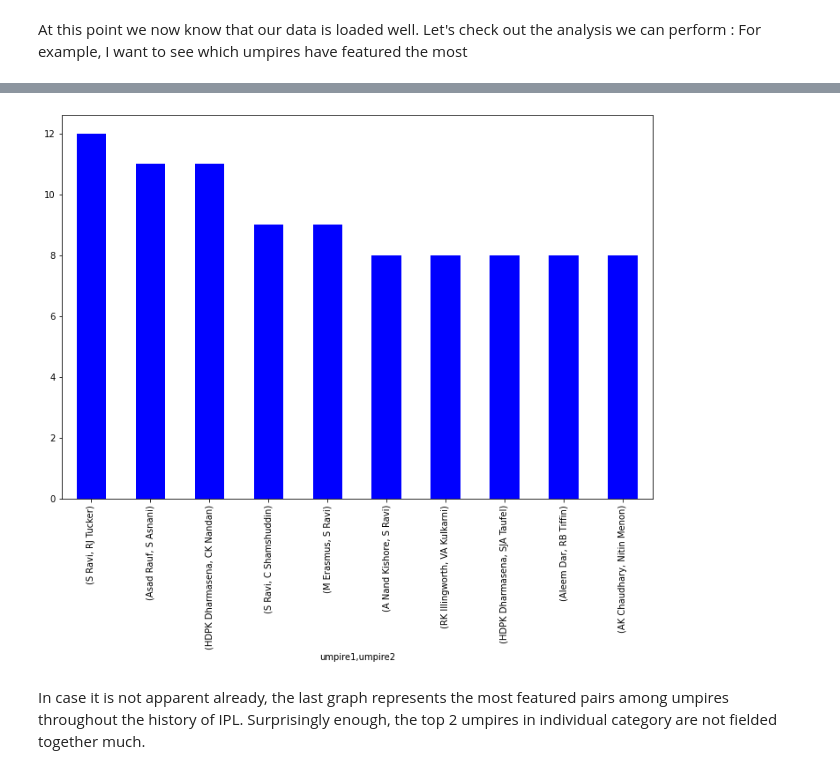
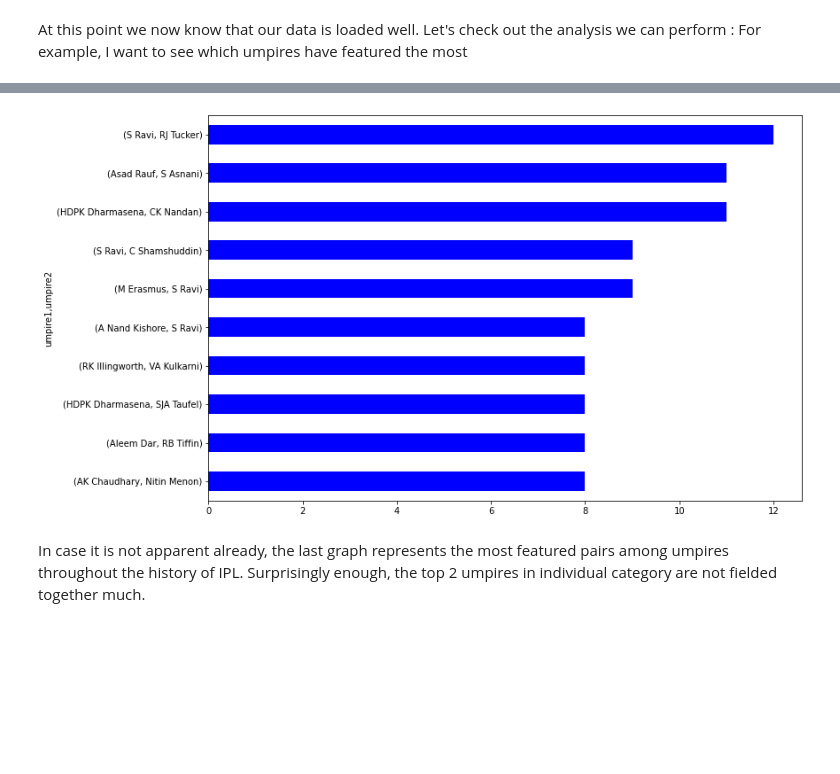
Before and after one commit to abhy-kumar/ipl-analysis, a Jupyter notebook: ipl_stats.ipynb, the cells around one changed output, grey strips where cells are left out. Cells and saved outputs as stored; diff of their text form; code cells hidden in the pictures; blank space fills up the shorter version.

```diff
--- a/ipl_stats.ipynb
+++ b/ipl_stats.ipynb
@@ -42,13 +44,14 @@ fig.savefig('umpire2_frequency.png', dpi=100)
 # %%
 fig, ax = plt.subplots()
 count_umpires = df_o.groupby(['umpire1', 'umpire2']).size()
 count_umpires = count_umpires.sort_values(ascending=False)
 count_umpires_t5 = count_umpires.head(10)
-count_umpires_t5.plot(ax=ax, color='blue', kind='bar')
+count_umpires_t5.plot(ax=ax, color='blue', kind='barh')
+ax.invert_yaxis()
 fig.set_size_inches(12, 8)
 fig.savefig('umpire_pair_frequency.png', dpi=100)
 # %% [output]
-[figure, old version]
+[figure, new version]
 # %% [markdown]
 In case it is not apparent already, the last graph represents the most featured pairs among umpires throughout the history of IPL.
 Surprisingly enough, the top 2 umpires in individual category are not fielded together much.
```
Also changed, not shown: parts of 2 cells of this notebook, 8 other files.
